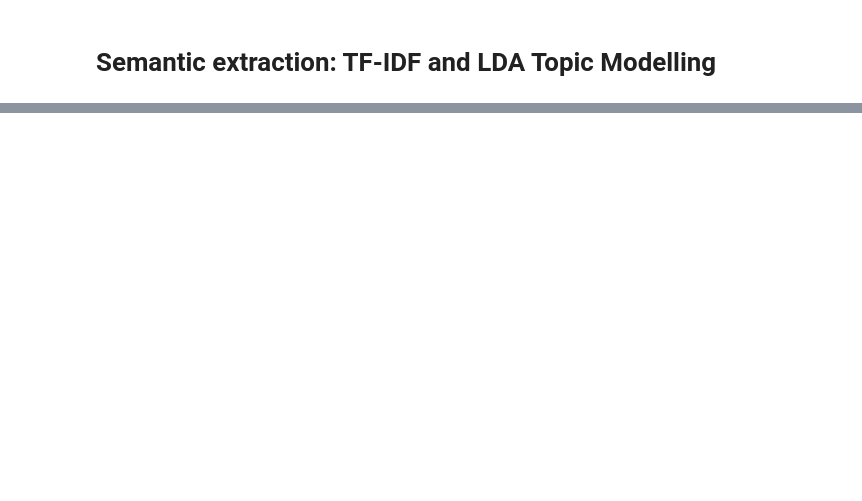
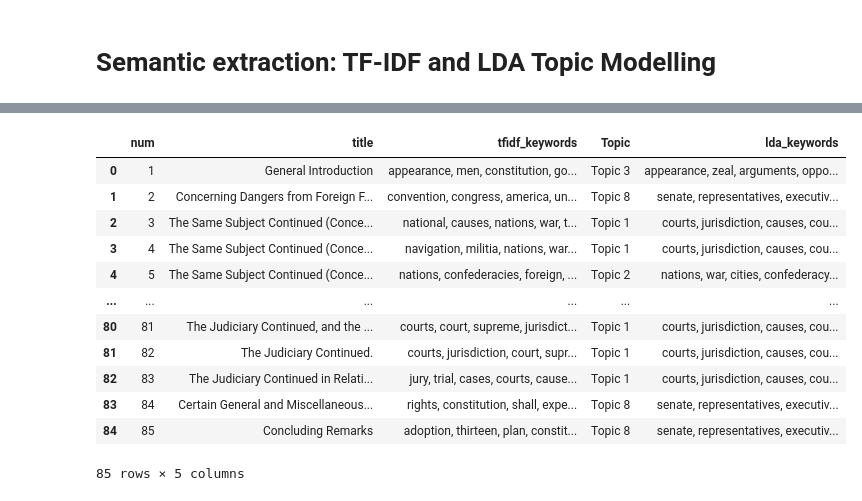
Before and after one commit to hlapin/DHTeaching, a Jupyter notebook: Getting_Started_With_Text_Mining_Stylometry,_TF_IDF,_Topic_Modelling.ipynb, the cells around one changed output, grey strips where cells are left out. Saved outputs shown, nothing was run; the diff lists cells and outputs as text; code cells hidden in the pictures; blank space fills up the shorter version.

```diff
--- a/Getting_Started_With_Text_Mining_Stylometry,_TF_IDF,_Topic_Modelling.ipynb
+++ b/Getting_Started_With_Text_Mining_Stylometry,_TF_IDF,_Topic_Modelling.ipynb
@@ -729,0 +1013,14 @@ The number of features that we use dictates the number of dimensions that we nee
+# %%
+# idxmax will give us the column with the highest value in each row
+df = pd.DataFrame(document_topic_distributions.idxmax(axis=1))
+
+# provide a name for the topic column
+df.rename(columns={0: 'topic'},inplace=True)
+
+
+df['lda_keywords'] = df['topic'].apply(lambda x :
+                                 topics_df.loc[topics_df['topic'] ==
+                                 x, 'topic words'].item())
+
+# view a snapshot of the table.
+df
@@ -729,0 +1030,17 @@ The number of features that we use dictates the number of dimensions that we nee
+# %%
+# Comparing TFIDF results and LDA.
+dfPapers.join(df)[['num','title','tfidf_keywords','topic','lda_keywords']]
+# %% [output]
+|  | num | title | tfidf_keywords | Topic | lda_keywords |
+| 0 | 1 | General Introduction | appearance, men, constitution, go... | Topic 3 | appearance, zeal, arguments, oppo... |
+| 1 | 2 | Concerning Dangers from Foreign F... | convention, congress, america, un... | Topic 8 | senate, representatives, executiv... |
+| 2 | 3 | The Same Subject Continued (Conce... | national, causes, nations, war, t... | Topic 1 | courts, jurisdiction, causes, cou... |
+| 3 | 4 | The Same Subject Continued (Conce... | navigation, militia, nations, war... | Topic 1 | courts, jurisdiction, causes, cou... |
+| 4 | 5 | The Same Subject Continued (Conce... | nations, confederacies, foreign, ... | Topic 2 | nations, war, cities, confederacy... |
+| ... | ... | ... | ... | ... | ... |
+| 80 | 81 | The Judiciary Continued, and the ... | courts, court, supreme, jurisdict... | Topic 1 | courts, jurisdiction, causes, cou... |
+| 81 | 82 | The Judiciary Continued. | courts, jurisdiction, court, supr... | Topic 1 | courts, jurisdiction, causes, cou... |
+| 82 | 83 | The Judiciary Continued in Relati... | jury, trial, cases, courts, cause... | Topic 1 | courts, jurisdiction, causes, cou... |
+| 83 | 84 | Certain General and Miscellaneous... | rights, constitution, shall, expe... | Topic 8 | senate, representatives, executiv... |
+| 84 | 85 | Concluding Remarks | adoption, thirteen, plan, constit... | Topic 8 | senate, representatives, executiv... |
+85 rows × 5 columns
```
Also changed, not shown: parts of 73 cells of this notebook.
